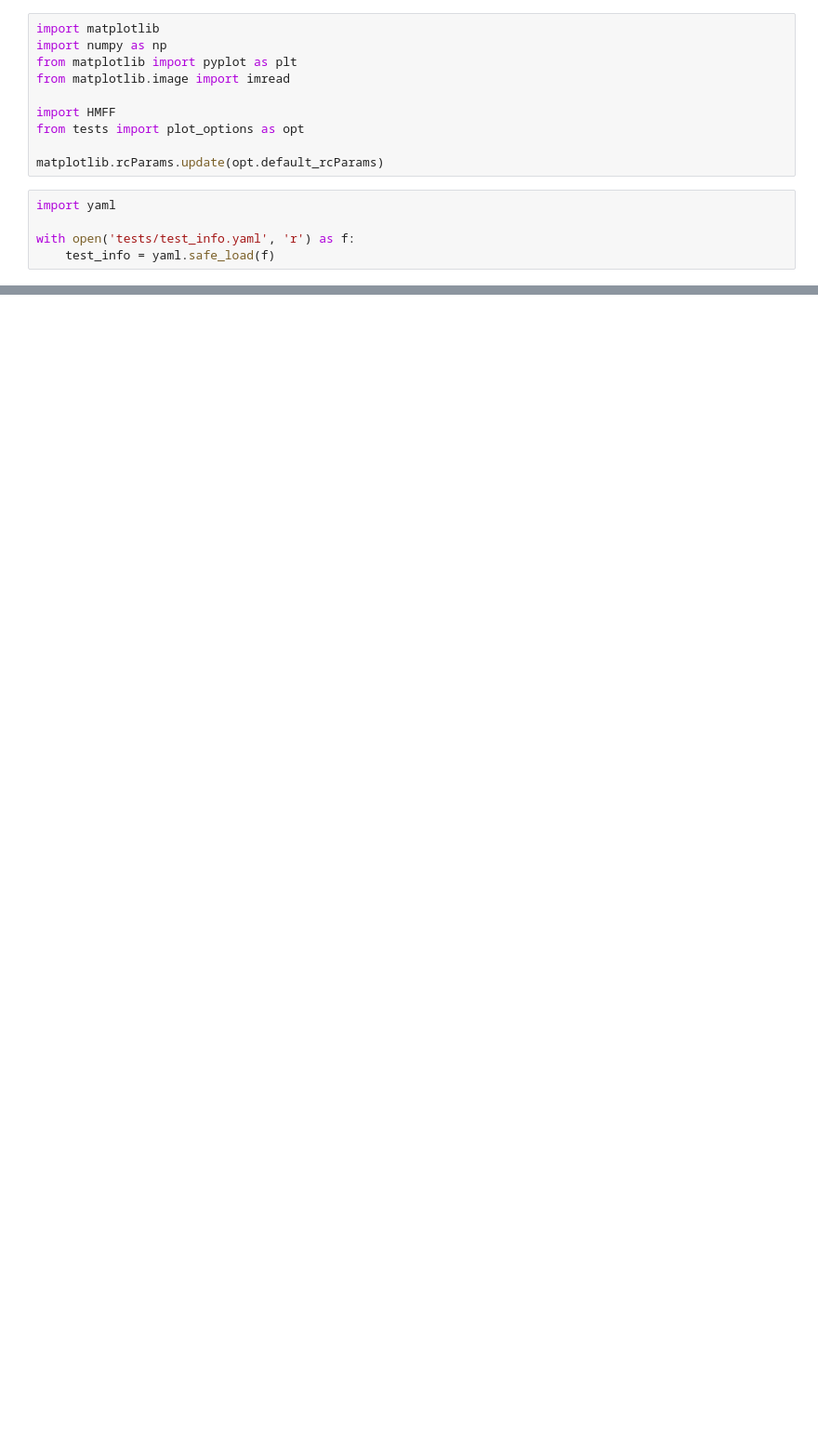
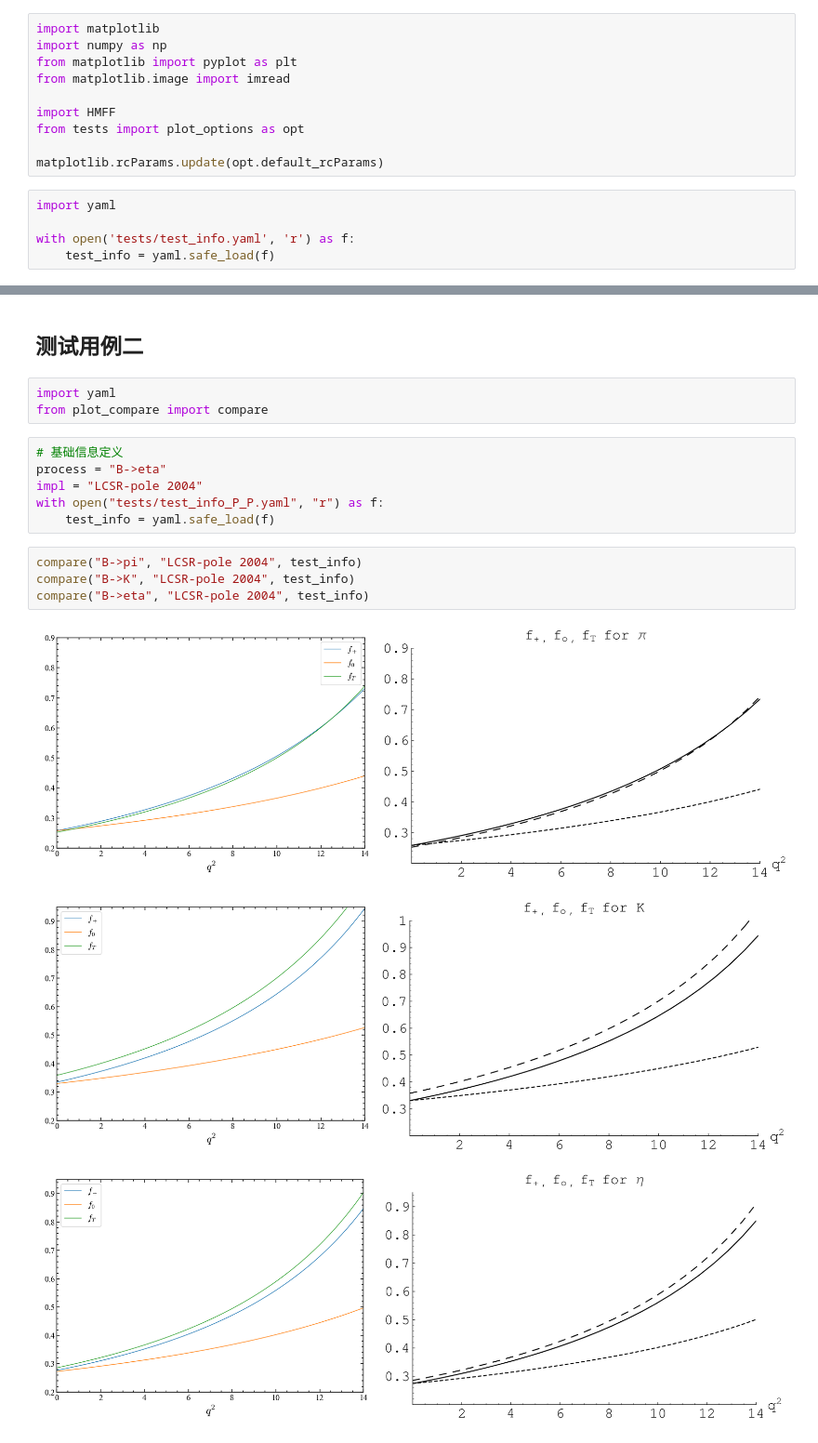
Before and after one commit to FlavourPhysicsGroup/hmff, a Jupyter notebook: compare.ipynb, the cells around one changed output, grey strips where cells are left out. Shown at 93% size. Cells and saved outputs as stored; diff of their text form; blank space fills up the shorter version.

```diff
--- a/compare.ipynb
+++ b/compare.ipynb
@@ -48,0 +49,19 @@ plot_data("B->eta", "LCSR-pole 2004")
+# %% [markdown]
+## 测试用例二
+# %%
+import yaml
+from plot_compare import compare
+# %%
+# 基础信息定义
+process = "B->eta"
+impl = "LCSR-pole 2004"
+with open("tests/test_info_P_P.yaml", "r") as f:
+    test_info = yaml.safe_load(f)
+# %%
+compare("B->pi", "LCSR-pole 2004", test_info)
+compare("B->K", "LCSR-pole 2004", test_info)
+compare("B->eta", "LCSR-pole 2004", test_info)
+# %% [output]
+[figure, added]
+[figure, added]
+[figure, added]
```
Also changed, not shown: parts of 3 cells of this notebook, 6 other files.
